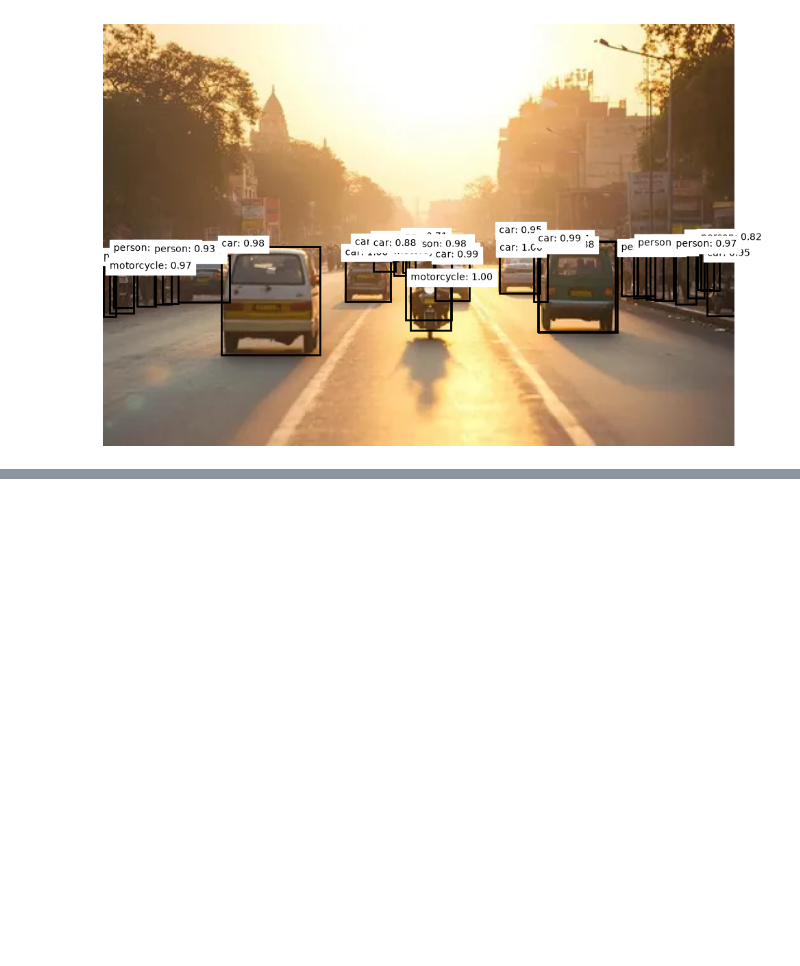
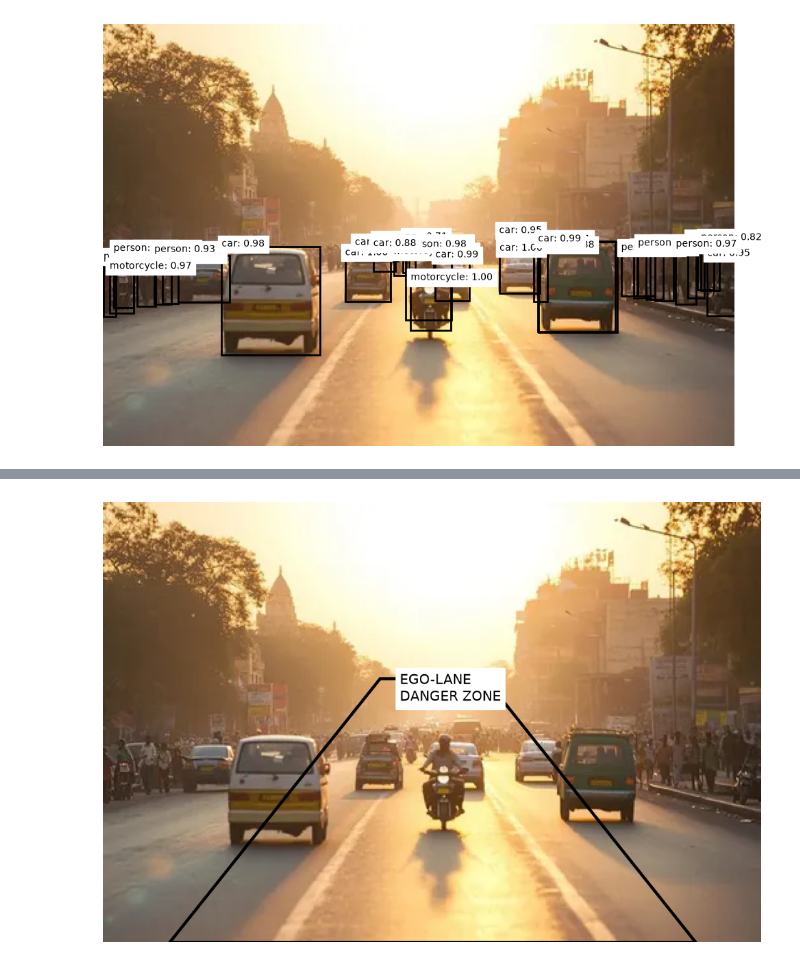
Before and after one commit to rushivyas-eng/mini-adas-vision, a Jupyter notebook: notebooks/04_application_test.ipynb, the cells around one changed output, grey strips where cells are left out. Drawn from its saved outputs; the diff is of its cells as text; code cells hidden in the pictures; blank space fills up the shorter version.

```diff
--- a/notebooks/04_application_test.ipynb
+++ b/notebooks/04_application_test.ipynb
@@ -169,0 +207,34 @@ visualize_detections(image, detections)
+# %%
+def get_vertical_zone(center_y, image_height):
+    """
+    Classify an object's vertical position.
+    """
+
+    relative_y = center_y / image_height
+
+    if relative_y < 0.4:
+        return "far"
+
+    elif relative_y < 0.65:
+        return "middle"
+
+    else:
+        return "near"
+# %%
+for detection in detections:
+
+    center_x, center_y = get_box_center(
+        detection["box"]
+    )
+
+    zone = get_vertical_zone(
+        center_y,
+        image.height
+    )
+
+    print(
+        f"{detection['label']:12s} "
+        f"score={detection['score']:.2f} "
+        f"center=({center_x:.0f}, {center_y:.0f}) "
+        f"zone={zone}"
+    )
@@ -169,0 +441,4 @@ visualize_detections(image, detections)
+# %%
+visualize_danger_zone(image)
+# %% [output]
+[figure, added]
```
Also changed, not shown: parts of 30 cells of this notebook, 2 other files.
